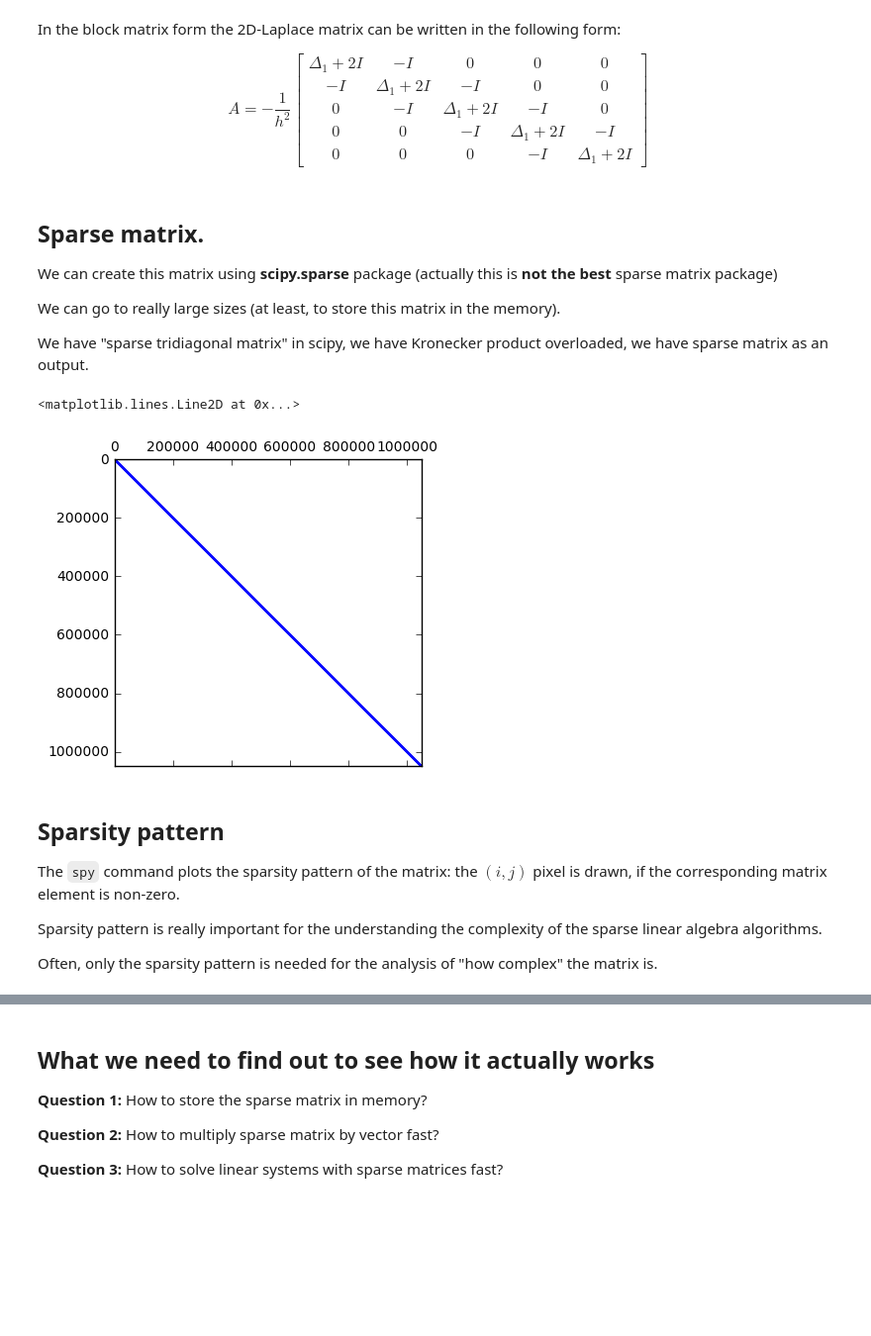
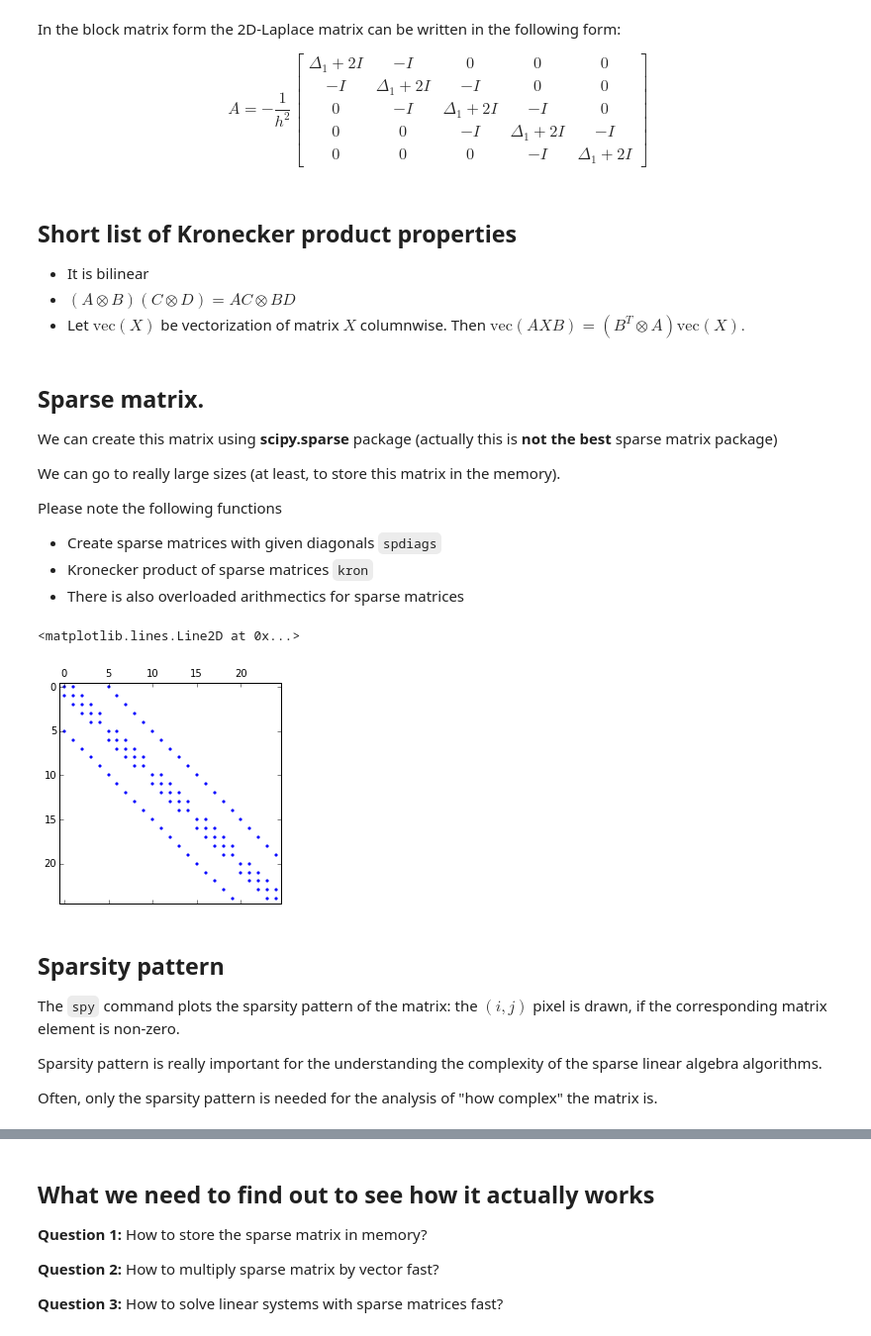
Before and after one commit to oseledets/nla2016, a Jupyter notebook: lectures/lecture-9.ipynb, the cells around one changed output, grey strips where cells are left out. Shown at 99% size. Saved outputs shown, nothing was run; the diff lists cells and outputs as text; code cells hidden in the pictures; blank space fills up the shorter version.

````diff
--- a/lectures/lecture-9.ipynb
+++ b/lectures/lecture-9.ipynb
@@ -142,6 +137,13 @@ $$
    0 & 0 & 0 & -I & \Delta_1 + 2I
    \end{bmatrix}
 $$
+# %% [markdown]
+## Short list of Kronecker product properties
+
+- It is bilinear
+- $(A\otimes B) (C\otimes D) = AC \otimes BD$
+- Let $\mathrm{vec}(X)$ be vectorization of matrix $X$ columnwise. Then
+$\mathrm{vec}(AXB) = (B^T \otimes A) \mathrm{vec}(X).$
 # %% [markdown]
 ## Sparse matrix.
 
@@ -149,28 +151,33 @@ We can create this matrix using **scipy.sparse** package (actually this is **not
 
 We can go to really large sizes (at least, to store this matrix in the memory).
 
-We have "sparse tridiagonal matrix" in scipy, we have Kronecker product overloaded, we have sparse matrix as an output.
+Please note the following functions
+- Create sparse matrices with given diagonals ```spdiags```
+- Kronecker product of sparse matrices ```kron```
+- There is also overloaded arithmectics for sparse matrices
 # %%
 import numpy as np
 import scipy as sp
 import scipy.sparse
-from scipy.sparse import csc_matrix
+from scipy.sparse import csc_matrix, csr_matrix
 import matplotlib.pyplot as plt
+import scipy.linalg
+import scipy.sparse.linalg
 %matplotlib inline
-n = 1024
+n = 5
 ex = np.ones(n);
 lp1 = sp.sparse.spdiags(np.vstack((ex,  -2*ex, ex)), [-1, 0, 1], n, n, 'csr');
 e = sp.sparse.eye(n)
 A = sp.sparse.kron(lp1, e) + sp.sparse.kron(e, lp1)
 A = csc_matrix(A)
-plt.spy(A, aspect='equal', marker='.', markersize=1)
+plt.spy(A, aspect='equal', marker='.', markersize=5)
 # %% [output]
 <matplotlib.lines.Line2D at 0x...>
-[figure, old version]
+[figure, new version]
 # %% [markdown]
 ## Sparsity pattern
 
-The ``spy`` command plots the sparsity pattern of the matrix: the $(i, j)$ pixel is drawn, if the corresponding matrix element is non-zero.
+The ```spy``` command plots the sparsity pattern of the matrix: the $(i, j)$ pixel is drawn, if the corresponding matrix element is non-zero.
 
 Sparsity pattern is really important for the understanding the complexity of the sparse linear algebra algorithms.
 
````
Also changed, not shown: parts of 35 cells of this notebook.
